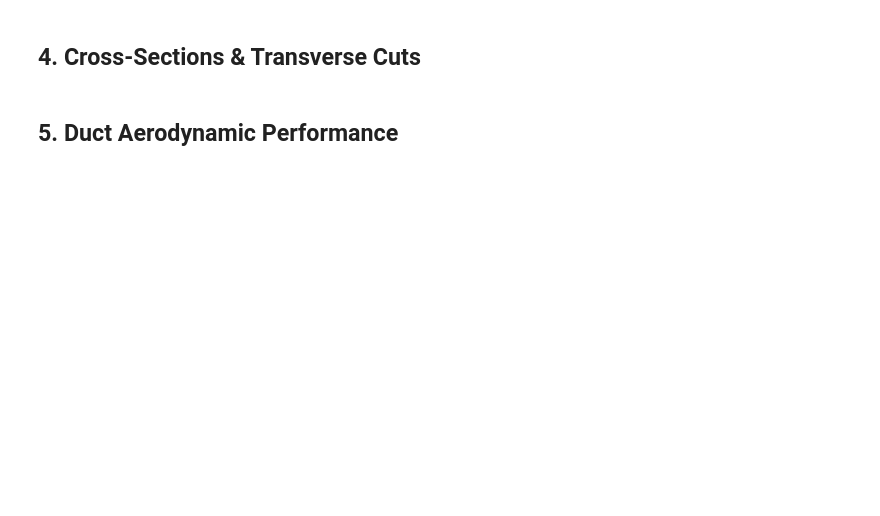
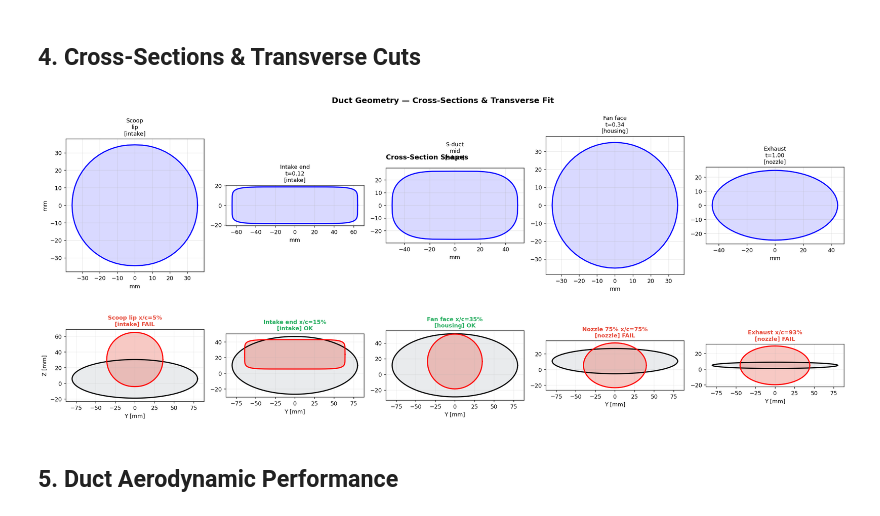
Before and after one commit to data-fablab/MANTA, a Jupyter notebook: notebooks/08_propulsion_visualization.ipynb, the cells around one changed output. Drawn from its saved outputs; the diff is of its cells as text; code cells hidden in the pictures; blank space fills up the shorter version.

```diff
--- a/notebooks/08_propulsion_visualization.ipynb
+++ b/notebooks/08_propulsion_visualization.ipynb
@@ -212,7 +259,7 @@ fig, axes = plt.subplots(2, 5, figsize=(20, 9))
 stations = [0.0, spine.t_ramp_end,
             (spine.t_ramp_end + spine.t_housing_start) / 2,
             spine.t_fan_face, 1.0]
-names = ['Intake\nopening', f'Ramp end\nt={spine.t_ramp_end:.2f}',
+names = ['Scoop\nlip', f'Intake end\nt={spine.t_ramp_end:.2f}',
          'S-duct\nmid', f'Fan face\nt={spine.t_fan_face:.2f}',
          f'Exhaust\nt=1.00']
 
@@ -231,8 +278,8 @@ for ax, t, name in zip(axes[0], stations, names):
 
 # Row 2: Transverse body-vs-duct cuts at physical positions
 cs_stations = [
-    (placement.intake_x_frac, spine.t_at_x(placement.intake_x), 'Intake'),
-    ((placement.intake_x + placement.intake_length) / bc, spine.t_ramp_end, 'Ramp end'),
+    (placement.intake_x_frac, spine.t_at_x(placement.intake_x), 'Scoop lip'),
+    ((placement.intake_x + placement.intake_length) / bc, spine.t_ramp_end, 'Intake end'),
     (placement.fan_x_frac, spine.t_fan_face, 'Fan face'),
     (0.75, spine.t_at_x(0.75 * bc), 'Nozzle 75%'),
     (placement.exhaust_x_frac, 1.0, 'Exhaust'),
@@ -261,33 +308,35 @@ for ax, (x_frac, t_cs, name) in zip(axes[1], cs_stations):
 
     # Duct cross-section at centerline z (using spine for consistent position)
     cs = duct_cross_section(t_cs, placement, n_pts=64)
     cs_closed = np.vstack([cs, cs[0]])
     pos = spine.position(t_cs)
     duct_cz = pos[2] * 1000
     ax.fill(cs_closed[:, 0]*1000, cs_closed[:, 1]*1000 + duct_cz,
             alpha=0.3, color=COLORS['infeasible'])
     ax.plot(cs_closed[:, 0]*1000, cs_closed[:, 1]*1000 + duct_cz,
             'r-', linewidth=2)
 
     # Check fit
     duct_top = duct_cz + cs[:, 1].max() * 1000
     duct_bot = duct_cz + cs[:, 1].min() * 1000
     ok = duct_top < z_up_mm and duct_bot > z_lo_mm
     color = COLORS['feasible'] if ok else COLORS['infeasible']
     seg = spine.segment_at(t_cs)
     ax.set_title(f'{name} x/c={x_frac:.0%}\n[{seg}] {"OK" if ok else "FAIL"}',
                  fontsize=10, color=color, fontweight='bold')
     ax.set_aspect('equal')
     ax.grid(True, alpha=0.2)
     ax.set_xlabel('Y [mm]')
     if ax == axes[1][0]:
         ax.set_ylabel('Z [mm]')
 
 axes[0][2].set_title('Cross-Section Shapes', fontsize=12, fontweight='bold', loc='left', pad=15)
 fig.suptitle('Duct Geometry — Cross-Sections & Transverse Fit', fontsize=14, fontweight='bold')
 plt.tight_layout()
 plt.savefig('../output/integration_cross_sections.png', dpi=150, bbox_inches='tight')
 plt.show()
+# %% [output]
+[figure, added]
 # %% [markdown]
 ## 5. Duct Aerodynamic Performance
 # %%
```
Also changed, not shown: parts of 8 cells of this notebook, 1 other file.
